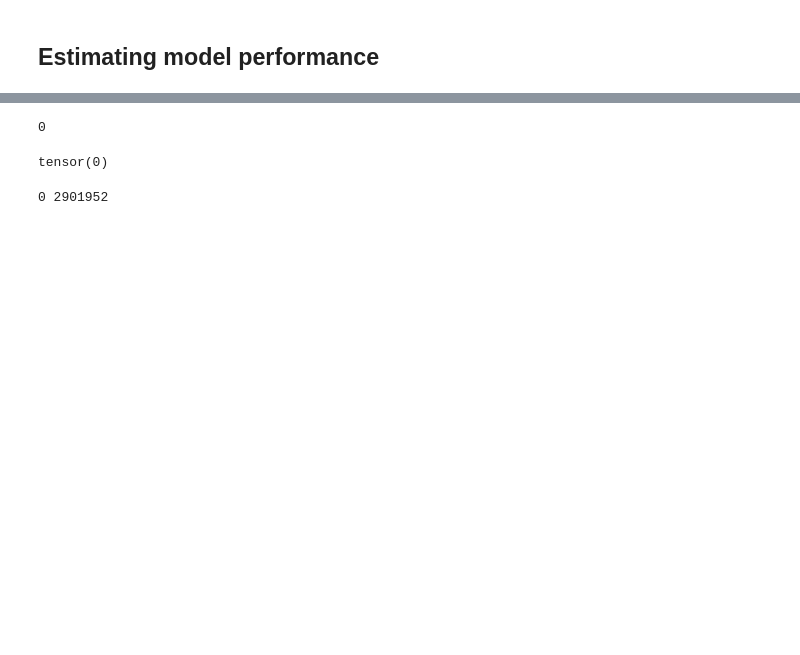
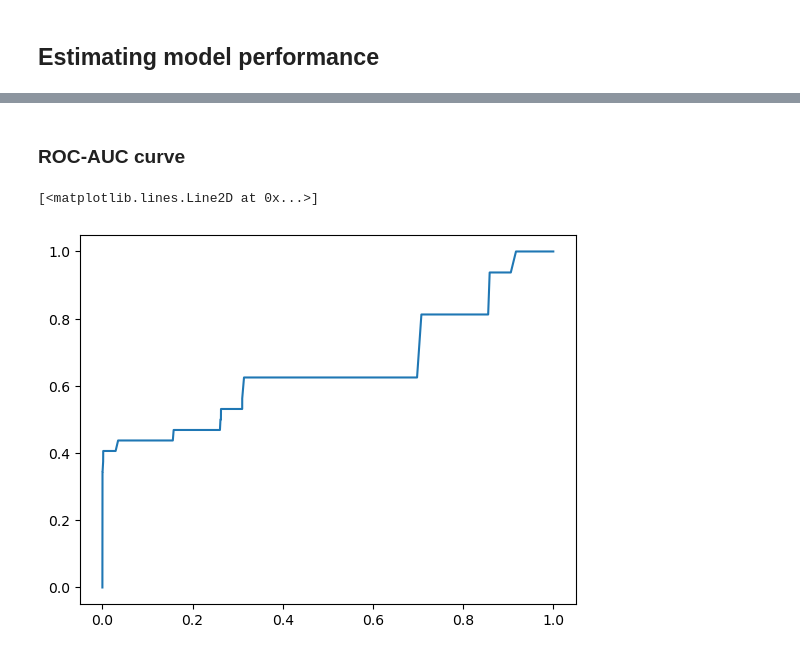
Before and after one commit to PDeySarkar103/HGCAL_CMS, a Jupyter notebook: All_particle_TICL_HGCAL_Linking.ipynb, the cells around one changed output, grey strips where cells are left out. Saved outputs shown, nothing was run; the diff lists cells and outputs as text; code cells hidden in the pictures; blank space fills up the shorter version.

```diff
--- a/All_particle_TICL_HGCAL_Linking.ipynb
+++ b/All_particle_TICL_HGCAL_Linking.ipynb
@@ -646,12 +681,11 @@ for pname,pid in particle_ids.items():
-# %%
-print(np.isnan(node_features).sum())
-# %% [output]
-0
-# %%
-print(torch.isnan(out).sum())
-# %% [output]
-tensor(0)
-# %%
-print(len(scores[labels == 1]), len(scores[labels == 0]))
-# %% [output]
-0 2901952
+# %% [markdown]
+### ROC-AUC curve
+# %%
+from sklearn.metrics import roc_curve,auc
+fpr,tpr,thresholds=roc_curve(labels,scores)
+roc_auc=auc(fpr,tpr)
+# %%
+plt.plot(fpr,tpr)
+# %% [output]
+[<matplotlib.lines.Line2D at 0x...>]
+[figure, added]
```
Also changed, not shown: parts of 12 cells of this notebook.
